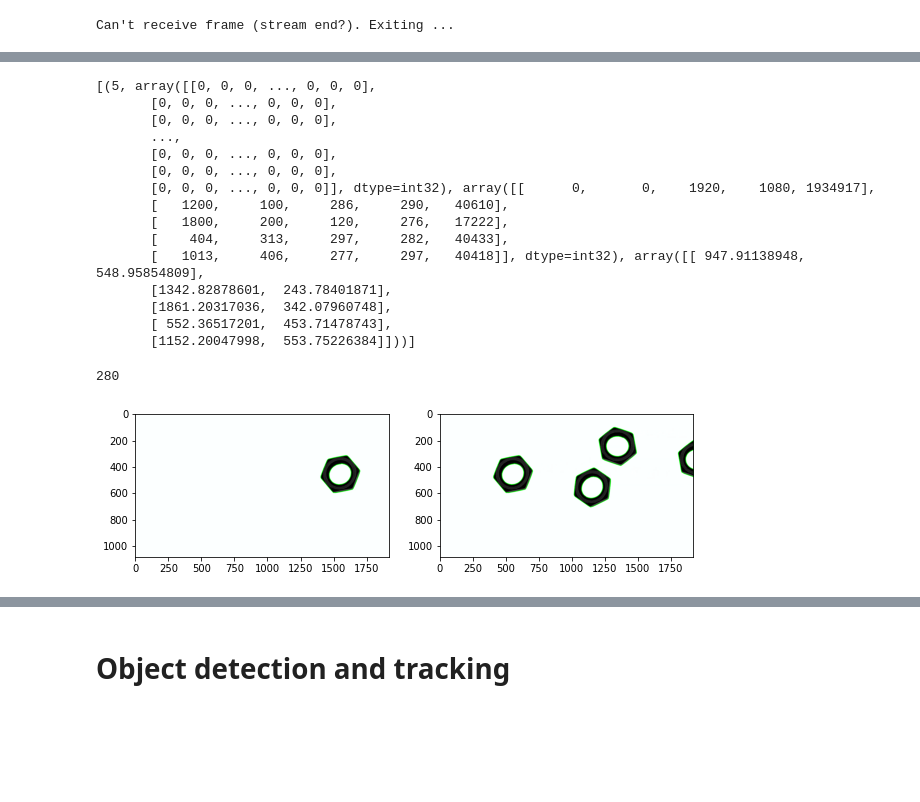
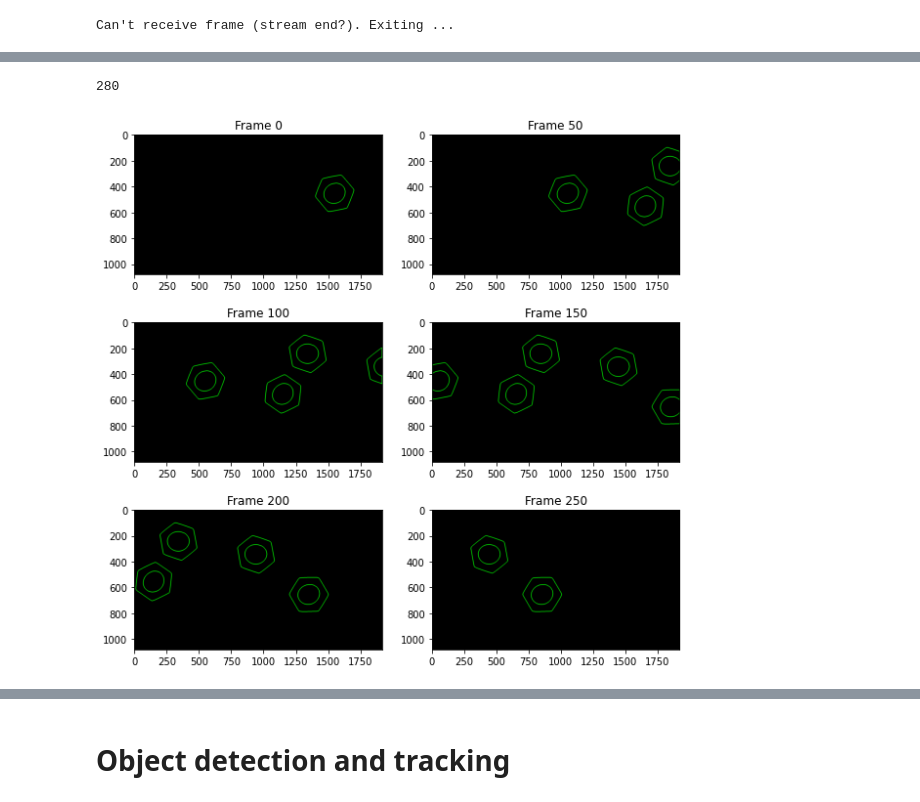
Before and after one commit to pahanmendis/EN2550, a Jupyter notebook: EN2550_2021_Object_Counting_on_a_Convey_Belt.ipynb, the cells around one changed output, grey strips where cells are left out. Drawn from its saved outputs; the diff is of its cells as text; code cells hidden in the pictures; blank space fills up the shorter version.

```diff
--- a/EN2550_2021_Object_Counting_on_a_Convey_Belt.ipynb
+++ b/EN2550_2021_Object_Counting_on_a_Convey_Belt.ipynb
@@ -279,42 +336,36 @@ for grayImage in frameArray:
 # %%
-print(stats[100])
+#print(stats[100])
-# %% [output]
-[(5, array([[0, 0, 0, ..., 0, 0, 0],
-       [0, 0, 0, ..., 0, 0, 0],
-       [0, 0, 0, ..., 0, 0, 0],
-       ...,
-       [0, 0, 0, ..., 0, 0, 0],
-       [0, 0, 0, ..., 0, 0, 0],
-       [0, 0, 0, ..., 0, 0, 0]], dtype=int32), array([[      0,       0,    1920,    1080, 1934917],
-       [   1200,     100,     286,     290,   40610],
-       [   1800,     200,     120,     276,   17222],
-       [    404,     313,     297,     282,   40433],
-       [   1013,     406,     277,     297,   40418]], dtype=int32), array([[ 947.91138948,  548.95854809],
-       [1342.82878601,  243.78401871],
-       [1861.20317036,  342.07960748],
-       [ 552.36517201,  453.71478743],
-       [1152.20047998,  553.75226384]]))]
 # %%
 #step3
 contourArray=[]
+contourArrayGray=[]
 for i in range(len(frameArray)) :
 
-  eachImage= frameArray[i]
-  th, img = cv.threshold(eachImage,0,255,cv.THRESH_BINARY_INV+cv.THRESH_OTSU)
-  kernel = np.ones((3,3),np.uint8)
-  closing_img = cv.morphologyEx(img, cv.MORPH_CLOSE, kernel)
-  contours_img, hierarchy_img = cv.findContours(closing_img, cv.RETR_TREE, cv.CHAIN_APPROX_SIMPLE)
+  eachImage= frameArray[i]                                                          #taking each frame
+  th, img = cv.threshold(eachImage,0,255,cv.THRESH_BINARY_INV+cv.THRESH_OTSU)       #performing thresholding
+  kernel = np.ones((3,3),np.uint8)                                                  #defining kernal for closing
+  closing_img = cv.morphologyEx(img, cv.MORPH_CLOSE, kernel)                        #performing closing on the binary image
+  contours_img, hierarchy_img = cv.findContours(closing_img, cv.RETR_TREE, cv.CHAIN_APPROX_SIMPLE)  #detecting contours
   # Visualizing contours
-  im_contours_belt = np.zeros((eachImage.shape[0],eachImage.shape[1],3), np.uint8)
-  conts = cv.drawContours(colorFrames[i], contours_img, -1, (0,255,0), 3).astype('uint8') #drawing counturs in color frames
+  im_contours_belt = np.zeros((eachImage.shape[0],eachImage.shape[1],3), np.uint8)  #initiating a 3d array
+  contsGray = cv.drawContours(im_contours_belt, contours_img, -1, (0,255,0), 3).astype('uint8') #drawing detected contours
+
+  conts = cv.drawContours(colorFrames[i], contours_img, -1, (0,255,0), 3).astype('uint8') #drawing contours in color frames
+
   contourArray.append(conts)
+  contourArrayGray.append(contsGray)
-# %%
-#testing
-print(len(contourArray))
-fig, ax = plt. subplots(1,2,figsize=(10,10))
-ax[0].imshow(contourArray[0], cmap='gray')
-ax[1].imshow(contourArray[100], cmap='gray')
-plt.show()
-# %% [output]
-280
-[figure, removed]
+# %%
+#visualizing the drawn contours
+print(len(contourArrayGray))
+rows,cols=3,2
+
+fig, ax = plt. subplots(3,2,figsize=(10,10))
+for row in range(rows):
+  for col in range(cols):
+    labelStr='Frame '+str(int(50*(col+2*row)))
+    ax[row, col].set_title(labelStr)
+    ax[row, col].imshow(contourArrayGray[int(50*(col+2*row))])
+plt.show()
+# %% [output]
+280
+[figure, added]
```
Also changed, not shown: parts of 29 cells of this notebook.
